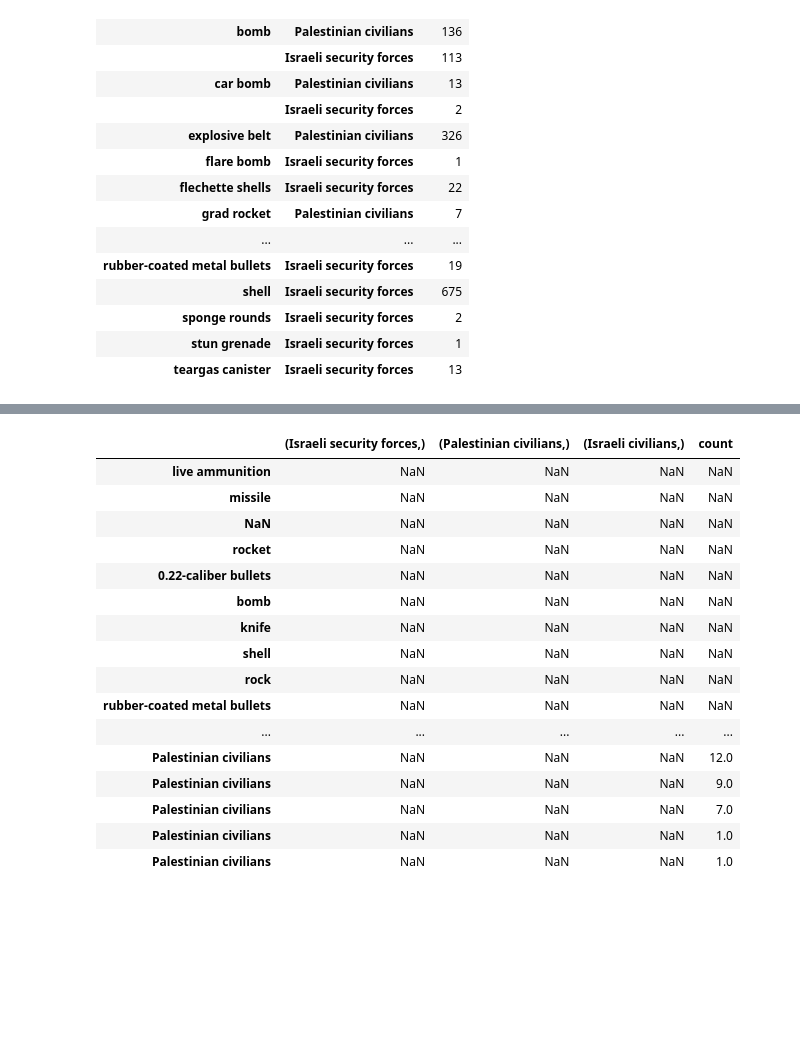
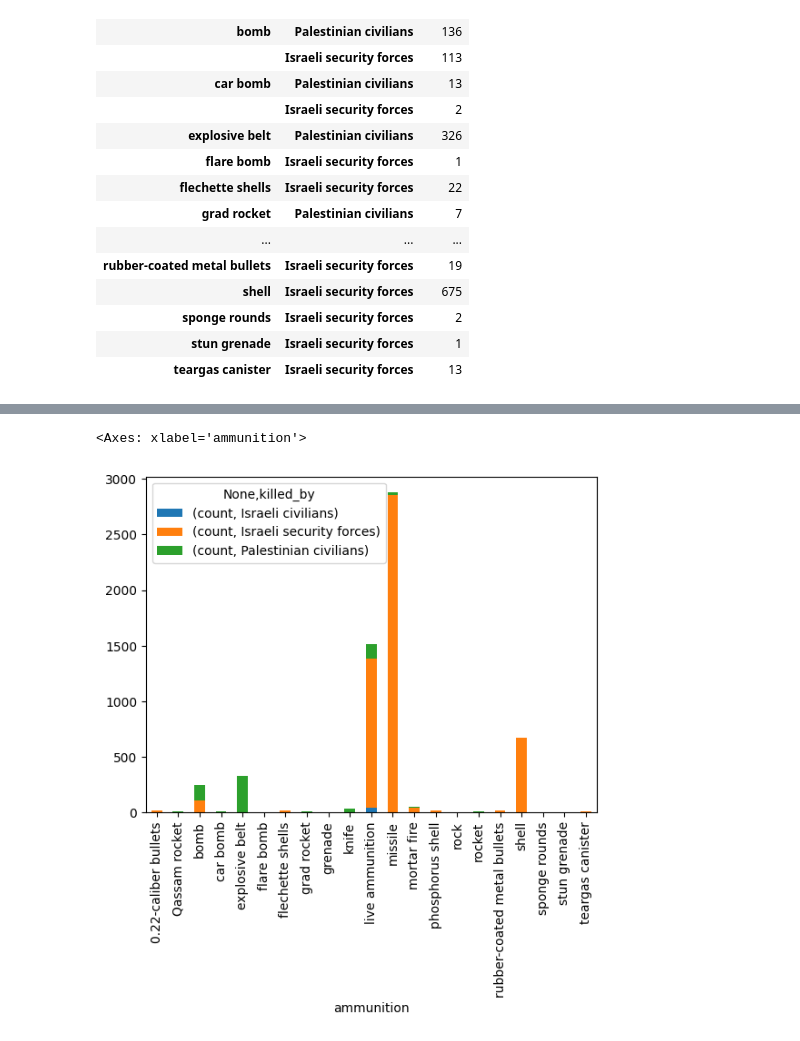
Before and after one commit to PeleKempf/Probable-Garbanzo, a Jupyter notebook: Workin.ipynb, the cells around one changed output, grey strips where cells are left out. Drawn from its saved outputs; the diff is of its cells as text; code cells hidden in the pictures; blank space fills up the shorter version.

```diff
--- a/Workin.ipynb
+++ b/Workin.ipynb
@@ -97,3 +93,3 @@ ammunition = Casualties['ammunition'].unique()
 # %%
-df = pd.DataFrame (index = [ammunition],
-    columns = [killed_by])
+xy = pd.pivot_table(data = x, index = ['ammunition'], columns = ['killed_by'], values = ['count'])
+xy
@@ -100,20 +116,5 @@ df = pd.DataFrame (index = [ammunition],
-# %%
-pd.concat([df,x])
-# %% [output]
-|  | (Israeli security forces,) | (Palestinian civilians,) | (Israeli civilians,) | count |
-| live ammunition | NaN | NaN | NaN | NaN |
-| missile | NaN | NaN | NaN | NaN |
-| NaN | NaN | NaN | NaN | NaN |
-| rocket | NaN | NaN | NaN | NaN |
-| 0.22-caliber bullets | NaN | NaN | NaN | NaN |
-| bomb | NaN | NaN | NaN | NaN |
-| knife | NaN | NaN | NaN | NaN |
-| shell | NaN | NaN | NaN | NaN |
-| rock | NaN | NaN | NaN | NaN |
-| rubber-coated metal bullets | NaN | NaN | NaN | NaN |
-| ... | ... | ... | ... | ... |
-| Palestinian civilians | NaN | NaN | NaN | 12.0 |
-| Palestinian civilians | NaN | NaN | NaN | 9.0 |
-| Palestinian civilians | NaN | NaN | NaN | 7.0 |
-| Palestinian civilians | NaN | NaN | NaN | 1.0 |
-| Palestinian civilians | NaN | NaN | NaN | 1.0 |
+# %%
+xy.plot(kind = 'bar', stacked = True)
+# %% [output]
+<Axes: xlabel='ammunition'>
+[figure, added]
```
Also changed, not shown: parts of 3 cells of this notebook.
